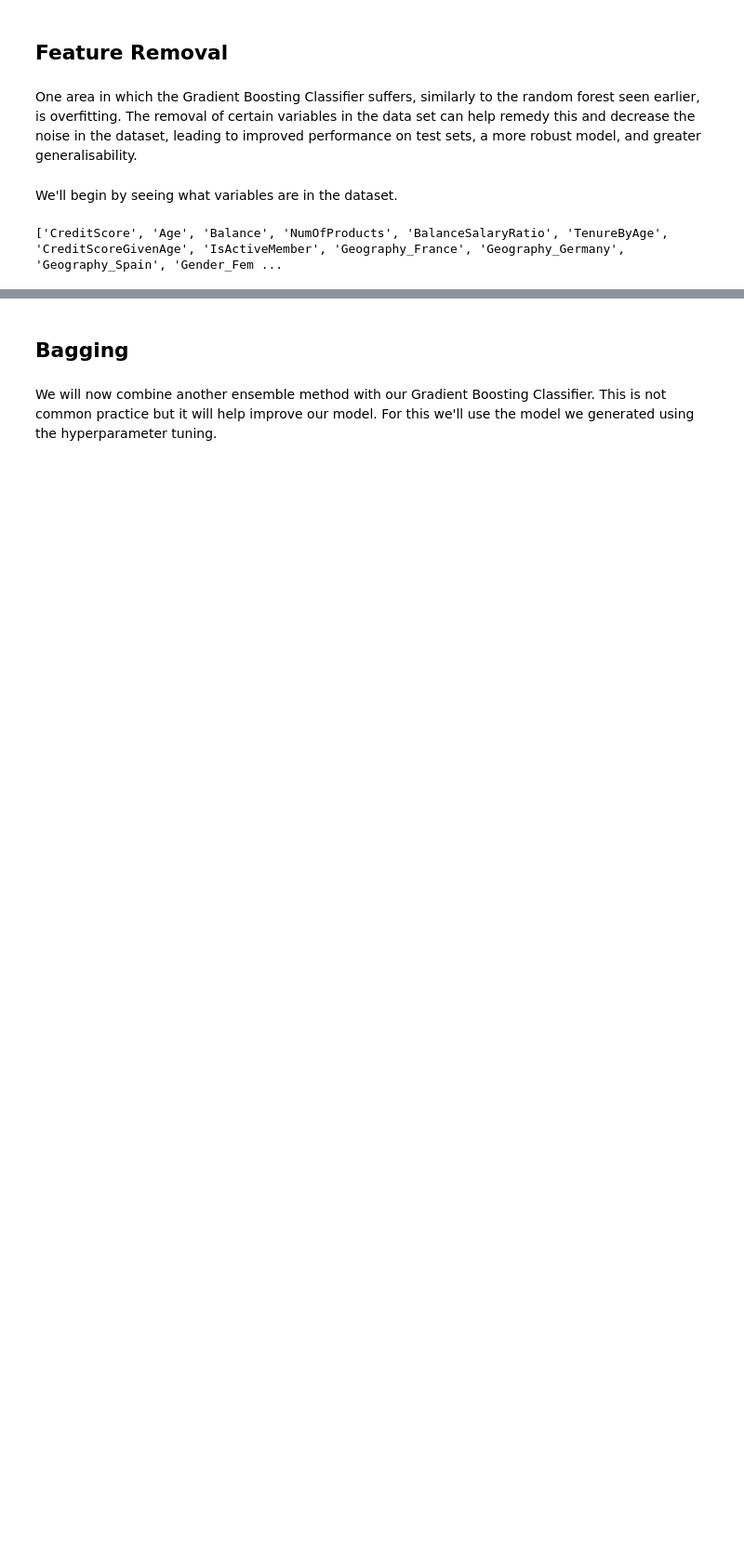
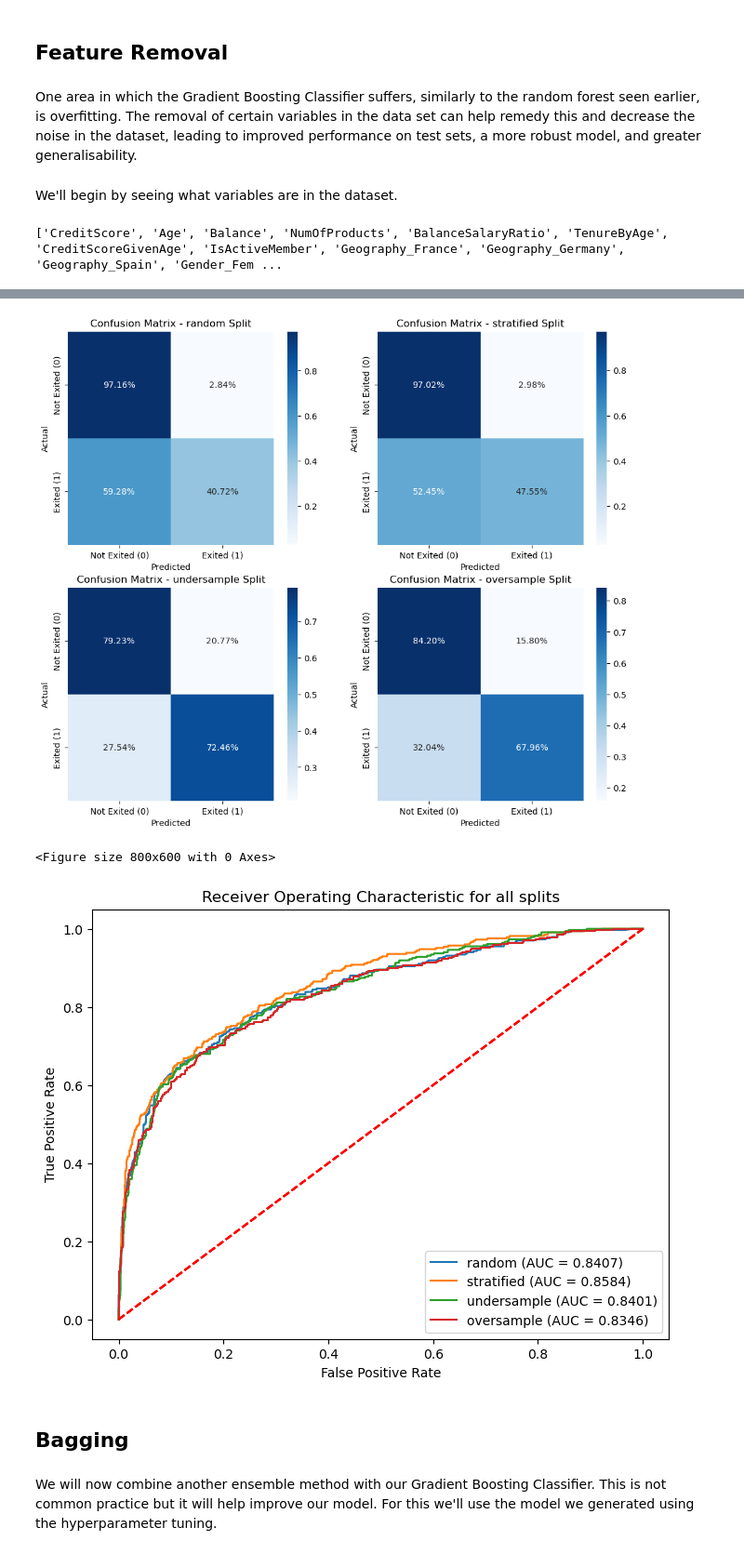
Before and after one commit to djjjones6/Group_Assessment_1, a Jupyter notebook: DaveJ/Gradient Boosting.ipynb, the cells around one changed output, grey strips where cells are left out. Shown at 93% size. Saved outputs shown, nothing was run; the diff lists cells and outputs as text; code cells hidden in the pictures; blank space fills up the shorter version.

```diff
--- a/DaveJ/Gradient Boosting.ipynb
+++ b/DaveJ/Gradient Boosting.ipynb
@@ -360,3 +360,12 @@ performance_reduced_df
+# %%
+es_model.fit(important_train_vars, y_train)
+predictions = es_model.predict(important_val_vars)
+performance_reduced = {}
+performance_reduced = evaluating_performance_diff_splits(model=es_model,split_data=split_data,performance_matrix=performance_reduced)
+# %% [output]
+[figure, added]
+<Figure size 800x600 with 0 Axes>
+[figure, added]
 # %% [markdown]
 ## Bagging
 # %% [markdown]
```
Also changed, not shown: parts of 24 cells of this notebook.
